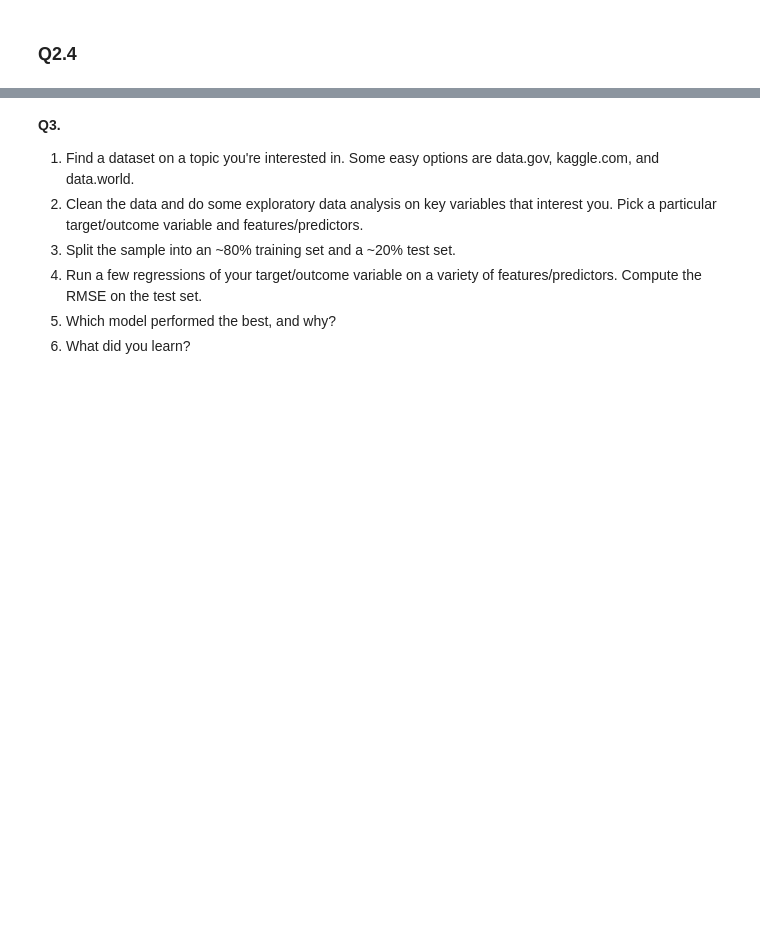
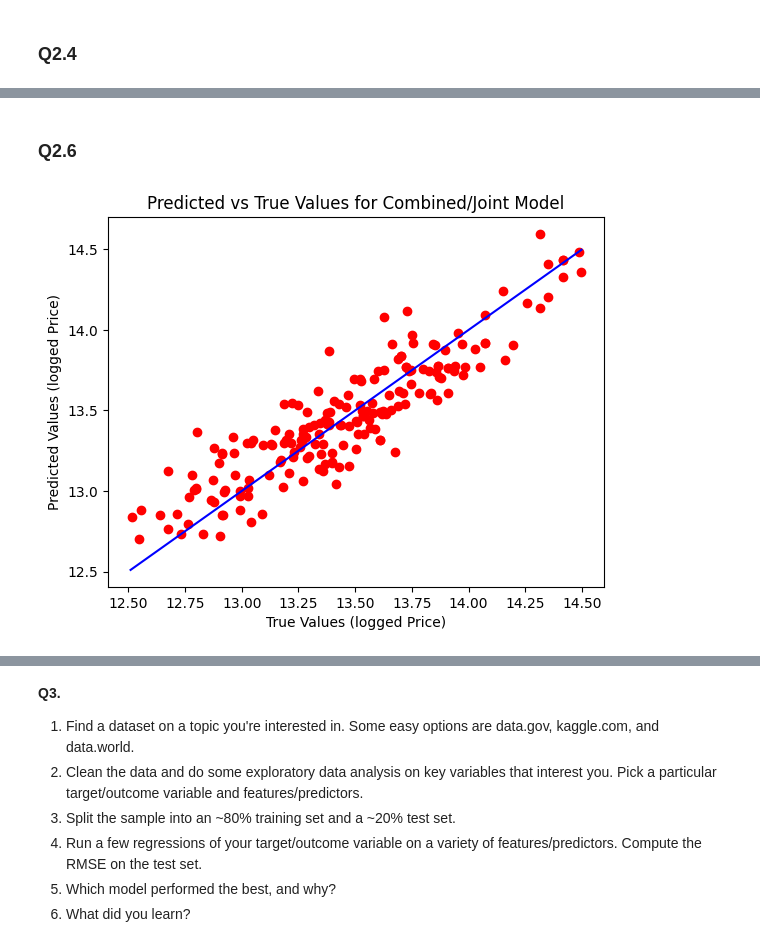
Before and after one commit to nhorton06/week_8, a Jupyter notebook: assignment.ipynb, the cells around one changed output, grey strips where cells are left out. Drawn from its saved outputs; the diff is of its cells as text; code cells hidden in the pictures; blank space fills up the shorter version.

```diff
--- a/assignment.ipynb
+++ b/assignment.ipynb
@@ -352,5 +358,39 @@ Prices in general look somewhat spread out across the range, but a bit skewed to
 # %%
 # Split the data into an 80% training set and a 20% testing set.
 y2 = cars['logged_Price']
+
+# get both numeric and categorical features
+X_numeric = cars[['Make_Year', 'logged_Mileage_Run', 'No_of_Owners', 'Seating_Capacity']]
+X_categorical = pd.get_dummies(cars[['Make', 'Body_Type', 'Fuel_Type', 'Transmission_Type', 'Color']], drop_first = True).astype(int)
+
+# combine with concatenate for model with both
+X_both = pd.concat([X_numeric, X_categorical], axis = 1)
+
+# split for each of the three models
+Xnum_train, Xnum_test, ynum_train, ynum_test = train_test_split(X_numeric, y2, test_size = 0.2, random_state = 100)
+Xcat_train, Xcat_test, ycat_train, ycat_test = train_test_split(X_categorical, y2, test_size = 0.2, random_state = 100)
+Xboth_train, Xboth_test, yboth_train, yboth_test = train_test_split(X_both, y2, test_size = 0.2, random_state = 100)
 # %% [markdown]
 ### Q2.4
+# %%
+# Numeric model
+model_numeric = LinearRegression().fit(Xnum_train, ynum_train)
+ynum_pred = model_numeric.predict(Xnum_test)
+print(f'R^2 value on train set for numeric only: {r2_score(ynum_train, model_numeric.predict(Xnum_train))}')
+print(f'RMSE value on train set for numeric only: {np.sqrt(mean_squared_error(ynum_train, model_numeric.predict(Xnum_train)))}')
+print(f'R^2 value on test set for numeric only: {r2_score(ynum_test, ynum_pred)}')
+print(f'RMSE value on test set for numeric only: {np.sqrt(mean_squared_error(ynum_test, ynum_pred))}')
+print('\n')
+
+# Categorical model
+model_categorical = LinearRegression().fit(Xcat_train, ycat_train)
+ycat_pred = model_categorical.predict(Xcat_test)
+print(f'R^2 value on test set for categorical only: {r2_score(ycat_test, ycat_pred)}')
+print(f'RMSE value on test set for categorical only: {np.sqrt(mean_squared_error(ycat_test, ycat_pred))}')
+print('\n')
+
+# Combined model
+model_combined = LinearRegression().fit(Xboth_train, yboth_train)
+yboth_pred = model_combined.predict(Xboth_test)
+print(f'R^2 value on test set for combined model: {r2_score(yboth_test, yboth_pred)}')
+print(f'RMSE value on test set for combined model: {np.sqrt(mean_squared_error(yboth_test, yboth_pred))}')
@@ -356,0 +456,12 @@ y2 = cars['logged_Price']
+# %% [markdown]
+### Q2.6
+# %%
+# For your best model so far, determine the predicted values for the test data and plot them against the true values.
+plt.scatter(yboth_test, yboth_pred, color = 'red')
+plt.plot([y2.min(), y2.max()], [y2.min(), y2.max()], color = 'blue') # add a line for predictions
+plt.title('Predicted vs True Values for Combined/Joint Model')
+plt.xlabel('True Values (logged Price)')
+plt.ylabel('Predicted Values (logged Price)')
+plt.show()
+# %% [output]
+[figure, added]
```
Also changed, not shown: parts of 17 cells of this notebook.
